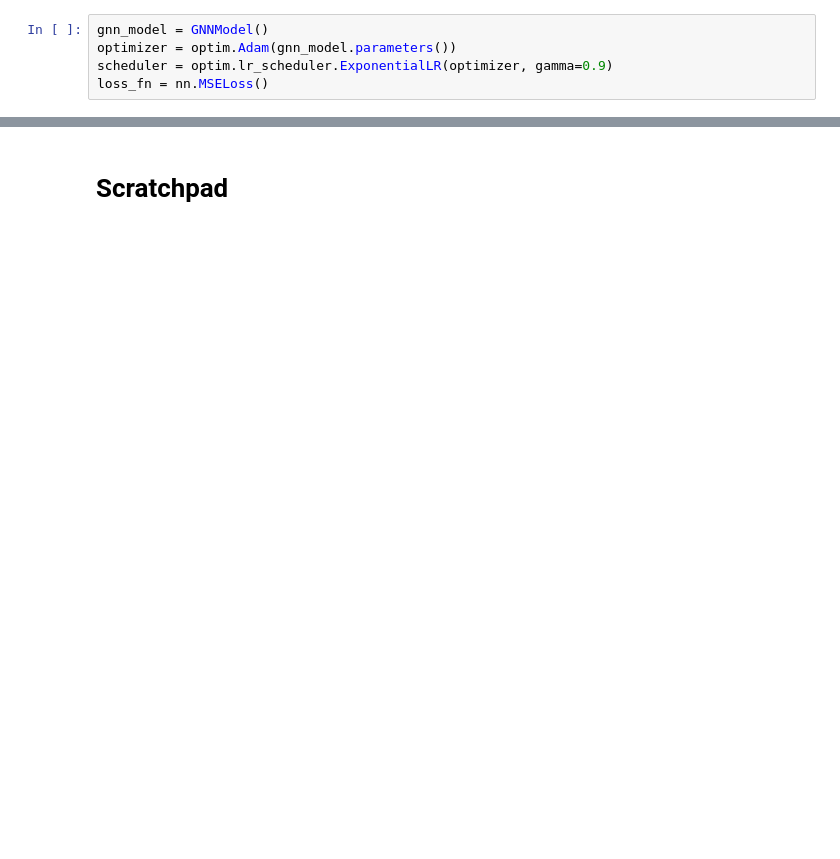
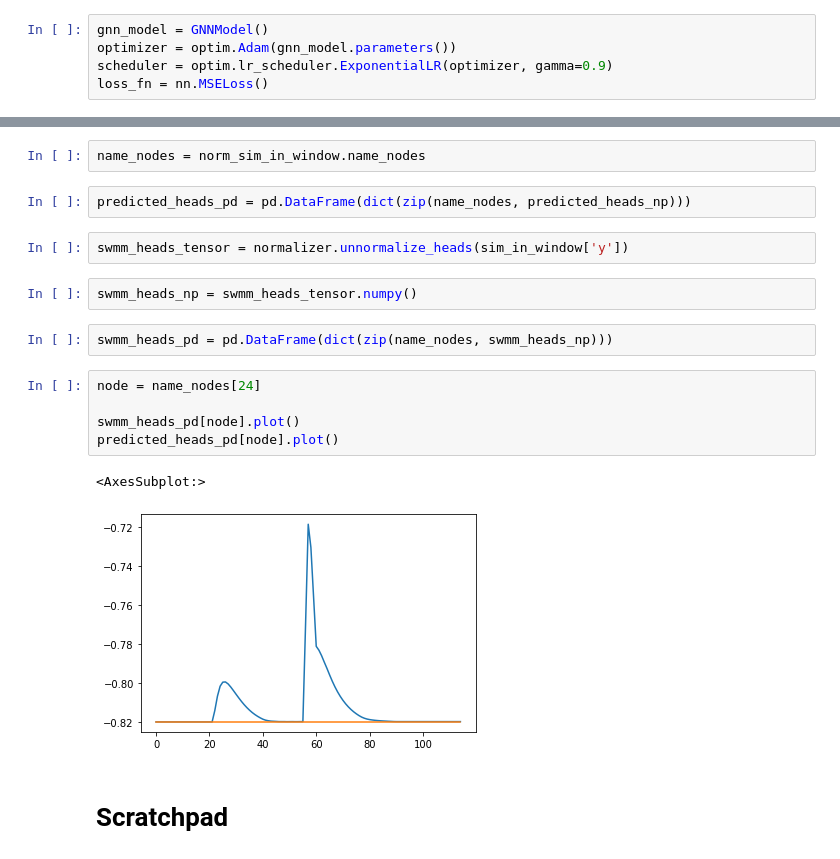
Before and after one commit to alextremo0205/SWMM_Hybrid_approach, a Jupyter notebook: UDS_Emulator.ipynb, the cells around one changed output, grey strips where cells are left out. Drawn from its saved outputs; the diff is of its cells as text; blank space fills up the shorter version.

Commit message:
unrolling and visualization beginning

```diff
--- a/UDS_Emulator.ipynb
+++ b/UDS_Emulator.ipynb
@@ -144,2 +115,20 @@ Error:
+# %%
+name_nodes = norm_sim_in_window.name_nodes
+# %%
+predicted_heads_pd = pd.DataFrame(dict(zip(name_nodes, predicted_heads_np)))
+# %%
+swmm_heads_tensor = normalizer.unnormalize_heads(sim_in_window['y'])
+# %%
+swmm_heads_np = swmm_heads_tensor.numpy()
+# %%
+swmm_heads_pd = pd.DataFrame(dict(zip(name_nodes, swmm_heads_np)))
+# %%
+node = name_nodes[24]
+
+swmm_heads_pd[node].plot()
+predicted_heads_pd[node].plot()
+# %% [output]
+<AxesSubplot:>
+[figure, added]
 # %% [markdown]
 # Scratchpad
```
Also changed, not shown: parts of 31 cells of this notebook, 7 other files.
